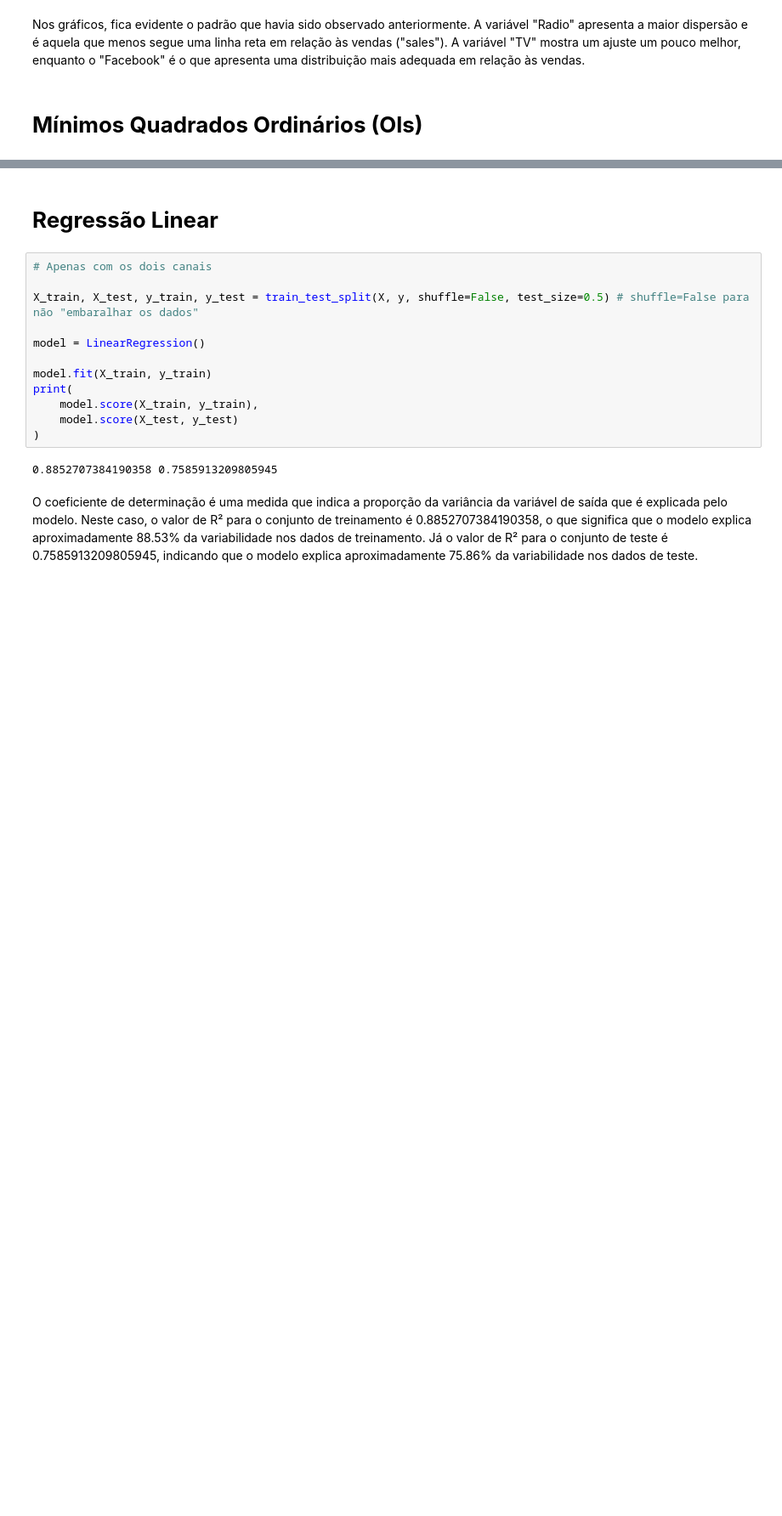
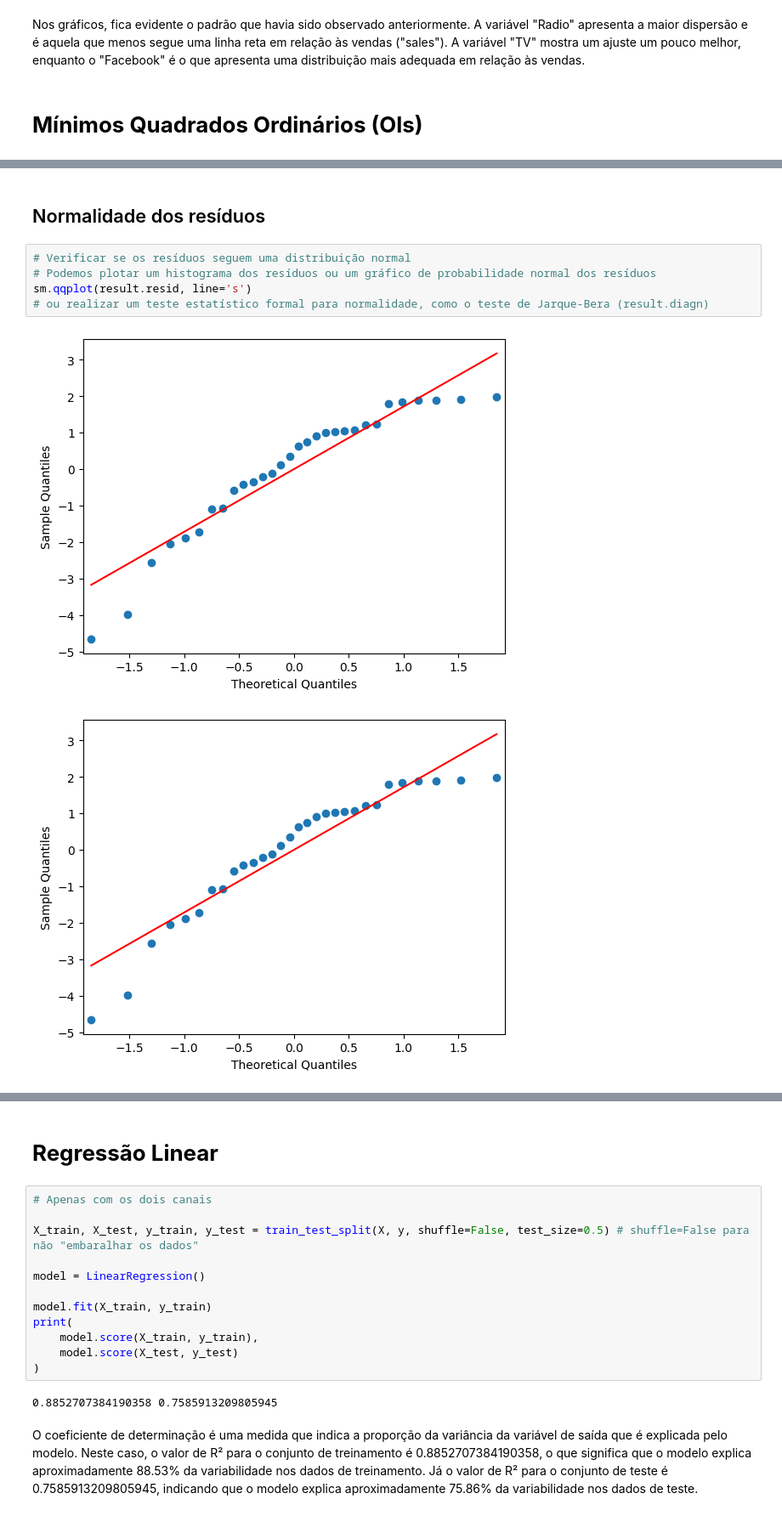
Before and after one commit to alexanderbandeiralira/MMM-LinearRegression, a Jupyter notebook: MMM_LinearRegressionExample.ipynb, the cells around one changed output, grey strips where cells are left out. Shown: that part at 85% size. Saved outputs shown, nothing was run; the diff lists cells and outputs as text; blank space fills up the shorter version.

```diff
--- a/MMM_LinearRegressionExample.ipynb
+++ b/MMM_LinearRegressionExample.ipynb
@@ -218,0 +293,10 @@ Comparando com o modelo anterior, esse novo modelo apresenta um R-quadrado ligei
+# %% [markdown]
+## Normalidade dos resíduos
+# %%
+# Verificar se os resíduos seguem uma distribuição normal
+# Podemos plotar um histograma dos resíduos ou um gráfico de probabilidade normal dos resíduos
+sm.qqplot(result.resid, line='s')
+# ou realizar um teste estatístico formal para normalidade, como o teste de Jarque-Bera (result.diagn)
+# %% [output]
+[figure, added]
+[figure, added]
```
Also changed, not shown: parts of 23 cells of this notebook.
